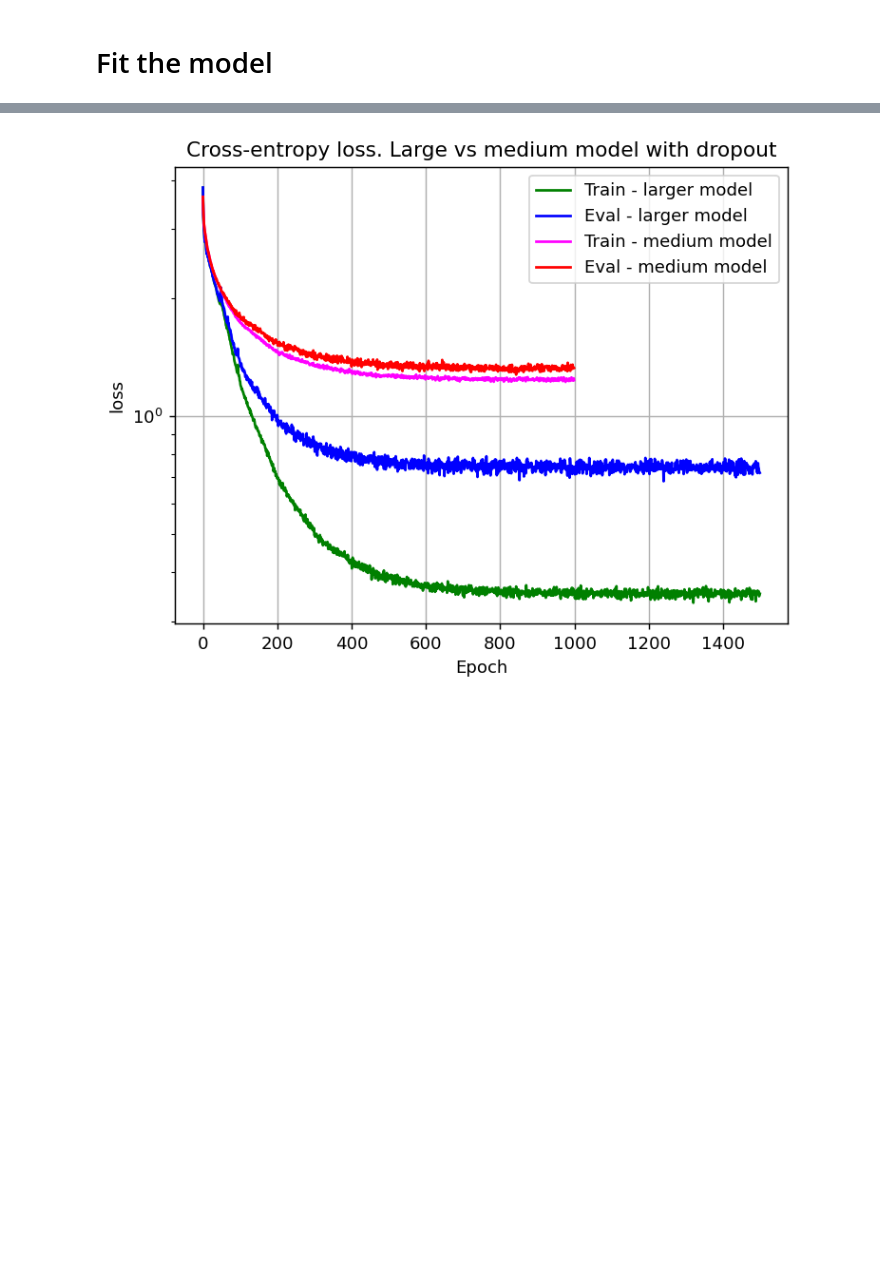
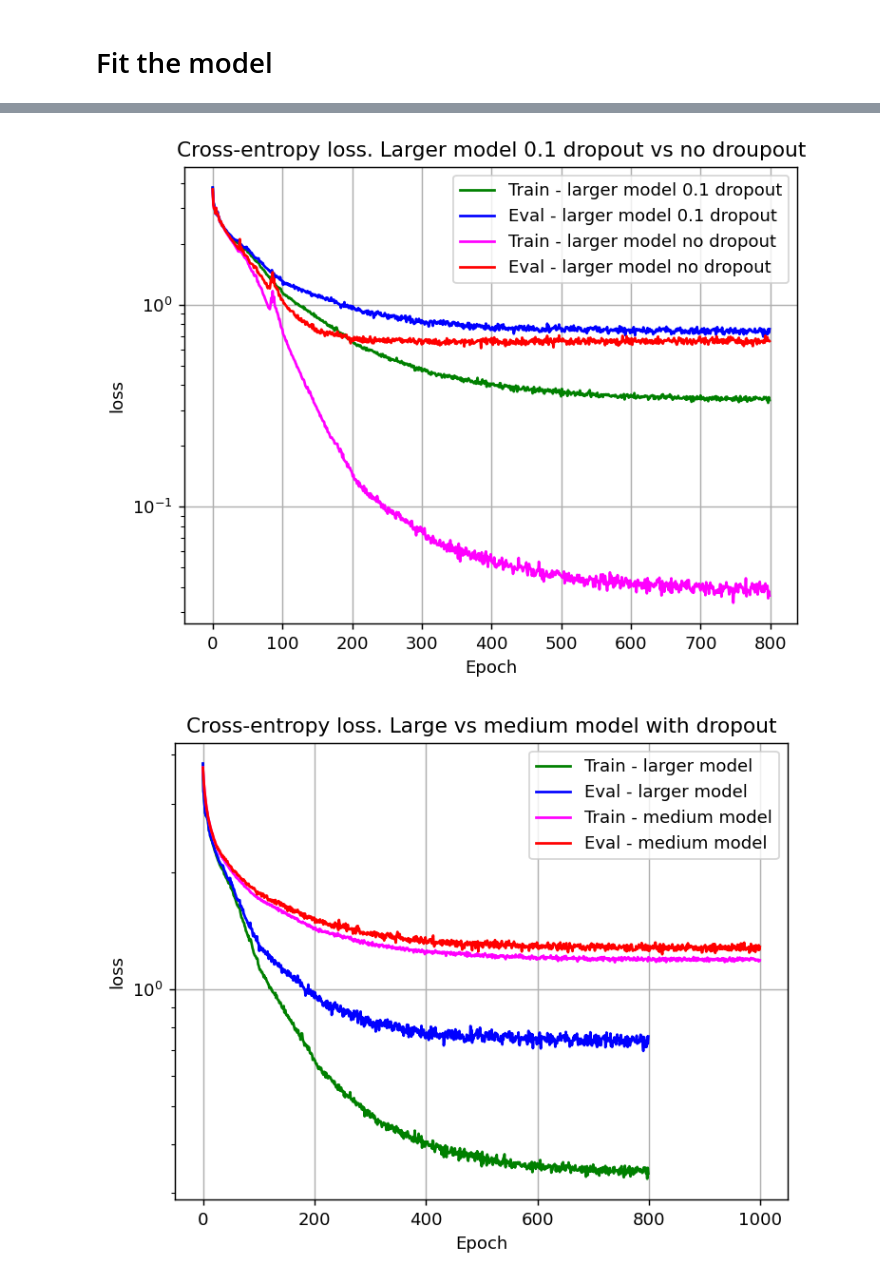
Before and after one commit to sottoviafilippo/Phonetic_correspondences, a Jupyter notebook: phonetic_correspondences_trials.ipynb, the cells around one changed output, grey strips where cells are left out. Cells and saved outputs as stored; diff of their text form; code cells hidden in the pictures; blank space fills up the shorter version.

```diff
--- a/phonetic_correspondences_trials.ipynb
+++ b/phonetic_correspondences_trials.ipynb
@@ -336,13 +336,16 @@ Epoch  900 / 1000  loss =  0.6590043902397156  loss_eval =  0.8184826970100403
 # train large model on more epochs
 
 trafo2 = Transformer(n_layers = 4, d_model = 32, n_heads = 8, vocab_size = vocab_size, char_to_idx = char_to_idx, dk = 8, dv = 8, hidden_dim_over_d_model = 2, lr = 0.01, scheduler_step_size=100)
+trafo2_no_dropout = Transformer(n_layers = 4, d_model = 32, n_heads = 8, vocab_size = vocab_size, char_to_idx = char_to_idx, dk = 8, dv = 8, hidden_dim_over_d_model = 2, lr = 0.01, scheduler_step_size=100, dropout = 0.0)
 
 print('trafo2')
 print(trafo2.count_parameters_by_module())
 
 # lr = 0.01 seems to work as starting learning rate
 print('train trafo2 (larger model)')
-trafo2.fit_from_txt("it_es_cognates.txt", n_epochs=1500)
+trafo2.fit_from_txt("it_es_cognates.txt", n_epochs=800)
+print('train trafo2 (larger model) (no dropout)')
+trafo2_no_dropout.fit_from_txt("it_es_cognates.txt", n_epochs=800)
 # %% [output]
 trafo2
 {'embed': 1184, 'pos_encoding': 0, 'dropout': 0, 'encoder': 50944, 'decoder': 84864, 'exit_linear_projection': 1221, 'criterion': 0, 'TOTAL': 138213}
@@ -365,17 +370,30 @@ Epoch  1400 / 1500  loss =  0.3597787320613861  loss_eval =  0.7271967530250549
 # %%
+plt.figure(dpi = 130)
+plt.title('Cross-entropy loss. Larger model 0.1 dropout vs no droupout')
+plt.xlabel('Epoch')
+plt.ylabel('loss')
+plt.grid()
+plt.semilogy(trafo2.epochs, trafo2.losses, color = 'green', label = 'Train - larger model 0.1 dropout')
+plt.semilogy(trafo2.epochs, trafo2.losses_eval, color = 'blue', label = 'Eval - larger model 0.1 dropout')
+plt.semilogy(trafo2_no_dropout.epochs, trafo2_no_dropout.losses, color = 'magenta', label = 'Train - larger model no dropout')
+plt.semilogy(trafo2_no_dropout.epochs, trafo2_no_dropout.losses_eval,color = 'red', label = 'Eval - larger model no dropout')
+plt.legend()
+plt.show()
+
 plt.figure(dpi = 130)
 plt.title('Cross-entropy loss. Large vs medium model with dropout')
 plt.xlabel('Epoch')
 plt.ylabel('loss')
 plt.grid()
 plt.semilogy(trafo2.epochs, trafo2.losses, color = 'green', label = 'Train - larger model ')
 plt.semilogy(trafo2.epochs, trafo2.losses_eval, color = 'blue', label = 'Eval - larger model')
 plt.semilogy(trafo3.epochs, trafo3.losses, color = 'magenta', label = 'Train - medium model')
 plt.semilogy(trafo3.epochs, trafo3.losses_eval,color = 'red', label = 'Eval - medium model')
 plt.legend()
 plt.show()
 # %% [output]
-[figure, old version]
+[figure, new version]
+[figure, added]
 # %% [markdown]
 # Without regularization: basically, overfitting
 works fine on training dataset but not very well on random words. especially with large model. in some cases the lmodels give ok results for words not in training dataset (such as lutti - luchos). Note that the Spanish must does not have to exist in reality! It is only a hypothetical words obtained by applying the phonetical correspoendence between the two languages
```
Also changed, not shown: parts of 9 cells of this notebook.
